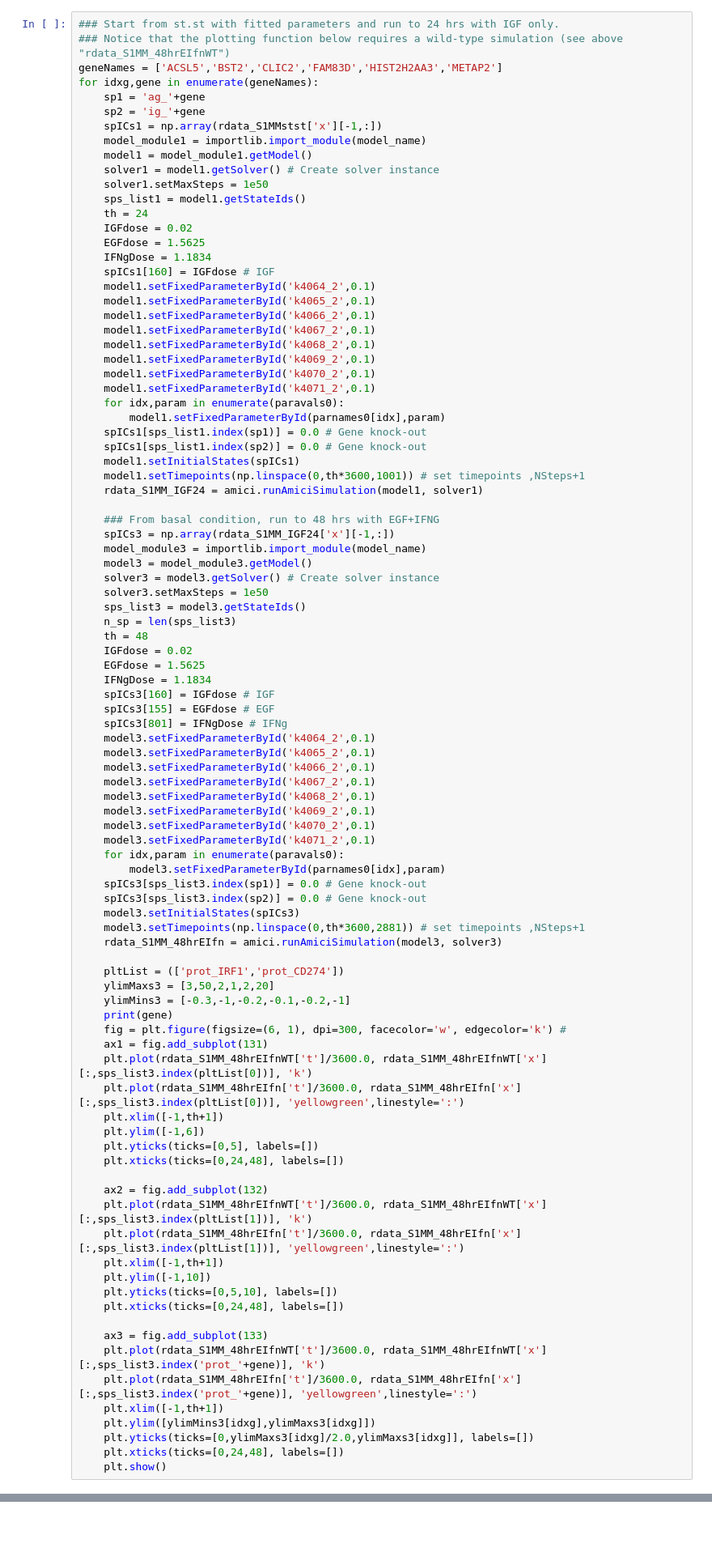
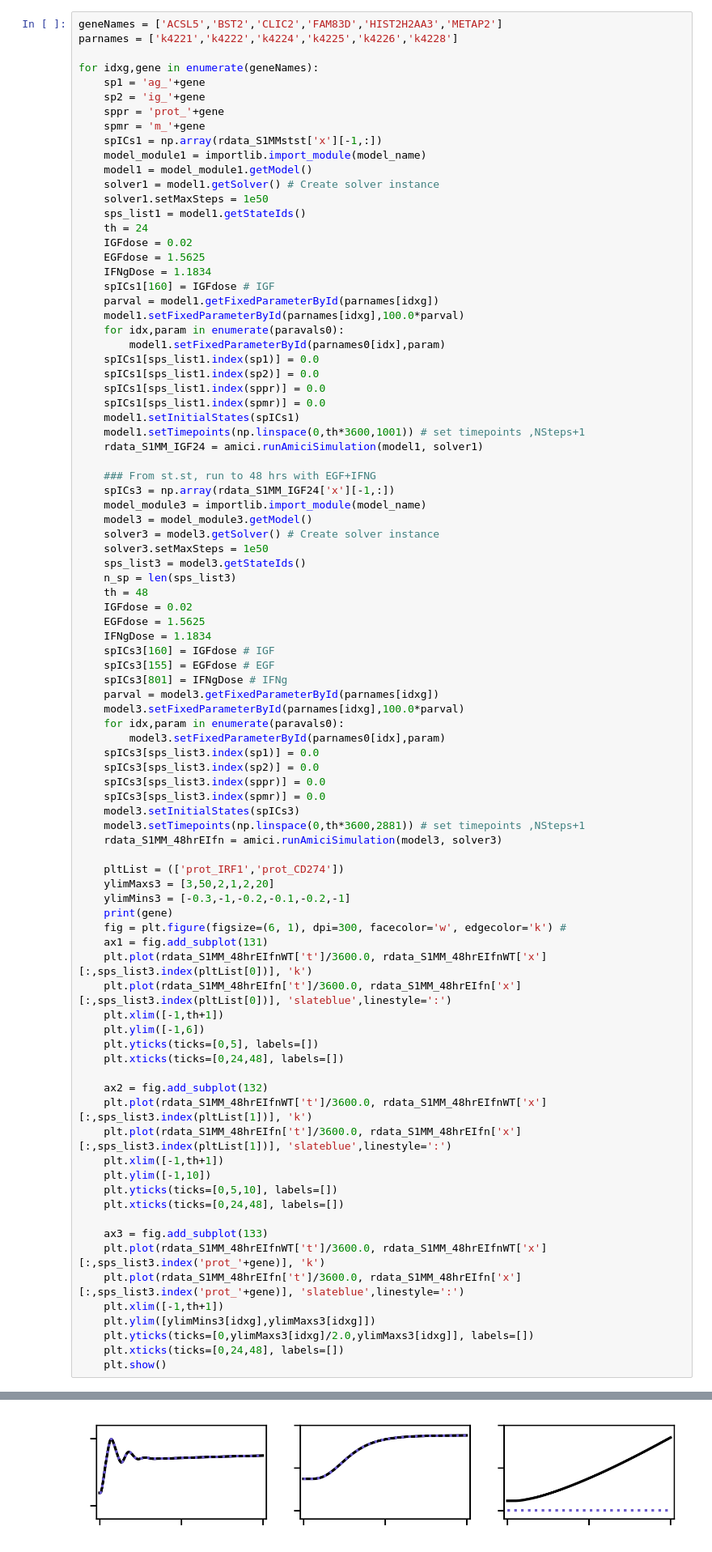
Before and after one commit to cerdem12/MEMMAL, a Jupyter notebook: jupyter_notebooks/runModel.ipynb, the cells around one changed output, grey strips where cells are left out. Shown at 81% size. Cells and saved outputs as stored; diff of their text form; blank space fills up the shorter version.

```diff
--- a/jupyter_notebooks/runModel.ipynb
+++ b/jupyter_notebooks/runModel.ipynb
@@ -249,10 +480,12 @@ rdata_S1MM_48hrEIfnWT = amici.runAmiciSimulation(model3, solver3)
 # %%
-### Start from st.st with fitted parameters and run to 24 hrs with IGF only.
-### Notice that the plotting function below requires a wild-type simulation (see above "rdata_S1MM_48hrEIfnWT")
 geneNames = ['ACSL5','BST2','CLIC2','FAM83D','HIST2H2AA3','METAP2']
+parnames = ['k4221','k4222','k4224','k4225','k4226','k4228']
+
 for idxg,gene in enumerate(geneNames):
     sp1 = 'ag_'+gene
     sp2 = 'ig_'+gene
+    sppr = 'prot_'+gene
+    spmr = 'm_'+gene
     spICs1 = np.array(rdata_S1MMstst['x'][-1,:])
     model_module1 = importlib.import_module(model_name)
     model1 = model_module1.getModel()
@@ -264,23 +497,19 @@ for idxg,gene in enumerate(geneNames):
     EGFdose = 1.5625
     IFNgDose = 1.1834
     spICs1[160] = IGFdose # IGF
-    model1.setFixedParameterById('k4064_2',0.1)
-    model1.setFixedParameterById('k4065_2',0.1)
-    model1.setFixedParameterById('k4066_2',0.1)
-    model1.setFixedParameterById('k4067_2',0.1)
-    model1.setFixedParameterById('k4068_2',0.1)
-    model1.setFixedParameterById('k4069_2',0.1)
-    model1.setFixedParameterById('k4070_2',0.1)
-    model1.setFixedParameterById('k4071_2',0.1)
+    parval = model1.getFixedParameterById(parnames[idxg])
+    model1.setFixedParameterById(parnames[idxg],100.0*parval)
     for idx,param in enumerate(paravals0):
         model1.setFixedParameterById(parnames0[idx],param)
-    spICs1[sps_list1.index(sp1)] = 0.0 # Gene knock-out
-    spICs1[sps_list1.index(sp2)] = 0.0 # Gene knock-out
+    spICs1[sps_list1.index(sp1)] = 0.0
+    spICs1[sps_list1.index(sp2)] = 0.0
+    spICs1[sps_list1.index(sppr)] = 0.0
+    spICs1[sps_list1.index(spmr)] = 0.0
     model1.setInitialStates(spICs1)
     model1.setTimepoints(np.linspace(0,th*3600,1001)) # set timepoints ,NSteps+1
     rdata_S1MM_IGF24 = amici.runAmiciSimulation(model1, solver1)
 
-    ### From basal condition, run to 48 hrs with EGF+IFNG
+    ### From st.st, run to 48 hrs with EGF+IFNG
     spICs3 = np.array(rdata_S1MM_IGF24['x'][-1,:])
     model_module3 = importlib.import_module(model_name)
     model3 = model_module3.getModel()
@@ -295,18 +524,14 @@ for idxg,gene in enumerate(geneNames):
     spICs3[160] = IGFdose # IGF
     spICs3[155] = EGFdose # EGF
     spICs3[801] = IFNgDose # IFNg
-    model3.setFixedParameterById('k4064_2',0.1)
-    model3.setFixedParameterById('k4065_2',0.1)
-    model3.setFixedParameterById('k4066_2',0.1)
-    model3.setFixedParameterById('k4067_2',0.1)
-    model3.setFixedParameterById('k4068_2',0.1)
-    model3.setFixedParameterById('k4069_2',0.1)
-    model3.setFixedParameterById('k4070_2',0.1)
-    model3.setFixedParameterById('k4071_2',0.1)
+    parval = model3.getFixedParameterById(parnames[idxg])
+    model3.setFixedParameterById(parnames[idxg],100.0*parval)
     for idx,param in enumerate(paravals0):
         model3.setFixedParameterById(parnames0[idx],param)
-    spICs3[sps_list3.index(sp1)] = 0.0 # Gene knock-out
-    spICs3[sps_list3.index(sp2)] = 0.0 # Gene knock-out
+    spICs3[sps_list3.index(sp1)] = 0.0
+    spICs3[sps_list3.index(sp2)] = 0.0
+    spICs3[sps_list3.index(sppr)] = 0.0
+    spICs3[sps_list3.index(spmr)] = 0.0
     model3.setInitialStates(spICs3)
     model3.setTimepoints(np.linspace(0,th*3600,2881)) # set timepoints ,NSteps+1
     rdata_S1MM_48hrEIfn = amici.runAmiciSimulation(model3, solver3)
@@ -318,7 +543,7 @@ for idxg,gene in enumerate(geneNames):
     fig = plt.figure(figsize=(6, 1), dpi=300, facecolor='w', edgecolor='k') #
     ax1 = fig.add_subplot(131)
     plt.plot(rdata_S1MM_48hrEIfnWT['t']/3600.0, rdata_S1MM_48hrEIfnWT['x'][:,sps_list3.index(pltList[0])], 'k')
-    plt.plot(rdata_S1MM_48hrEIfn['t']/3600.0, rdata_S1MM_48hrEIfn['x'][:,sps_list3.index(pltList[0])], 'yellowgreen',linestyle=':')
+    plt.plot(rdata_S1MM_48hrEIfn['t']/3600.0, rdata_S1MM_48hrEIfn['x'][:,sps_list3.index(pltList[0])], 'slateblue',linestyle=':')
     plt.xlim([-1,th+1])
     plt.ylim([-1,6])
     plt.yticks(ticks=[0,5], labels=[])
@@ -326,7 +551,7 @@ for idxg,gene in enumerate(geneNames):
 
     ax2 = fig.add_subplot(132)
     plt.plot(rdata_S1MM_48hrEIfnWT['t']/3600.0, rdata_S1MM_48hrEIfnWT['x'][:,sps_list3.index(pltList[1])], 'k')
-    plt.plot(rdata_S1MM_48hrEIfn['t']/3600.0, rdata_S1MM_48hrEIfn['x'][:,sps_list3.index(pltList[1])], 'yellowgreen',linestyle=':')
+    plt.plot(rdata_S1MM_48hrEIfn['t']/3600.0, rdata_S1MM_48hrEIfn['x'][:,sps_list3.index(pltList[1])], 'slateblue',linestyle=':')
     plt.xlim([-1,th+1])
     plt.ylim([-1,10])
     plt.yticks(ticks=[0,5,10], labels=[])
@@ -334,9 +559,10 @@ for idxg,gene in enumerate(geneNames):
 
     ax3 = fig.add_subplot(133)
     plt.plot(rdata_S1MM_48hrEIfnWT['t']/3600.0, rdata_S1MM_48hrEIfnWT['x'][:,sps_list3.index('prot_'+gene)], 'k')
-    plt.plot(rdata_S1MM_48hrEIfn['t']/3600.0, rdata_S1MM_48hrEIfn['x'][:,sps_list3.index('prot_'+gene)], 'yellowgreen',linestyle=':')
+    plt.plot(rdata_S1MM_48hrEIfn['t']/3600.0, rdata_S1MM_48hrEIfn['x'][:,sps_list3.index('prot_'+gene)], 'slateblue',linestyle=':')
     plt.xlim([-1,th+1])
     plt.ylim([ylimMins3[idxg],ylimMaxs3[idxg]])
     plt.yticks(ticks=[0,ylimMaxs3[idxg]/2.0,ylimMaxs3[idxg]], labels=[])
     plt.xticks(ticks=[0,24,48], labels=[])
     plt.show()
+# %% [output]
@@ -342,0 +570 @@ for idxg,gene in enumerate(geneNames):
+[figure, added]
```
Also changed, not shown: parts of 20 cells of this notebook, 3 other files.
